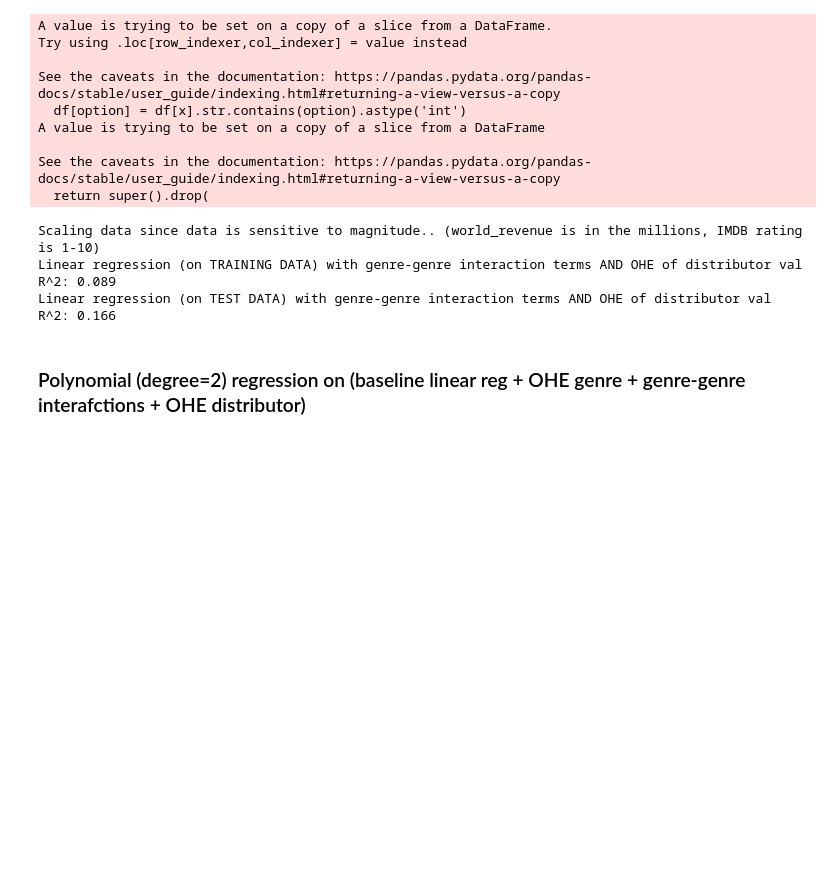
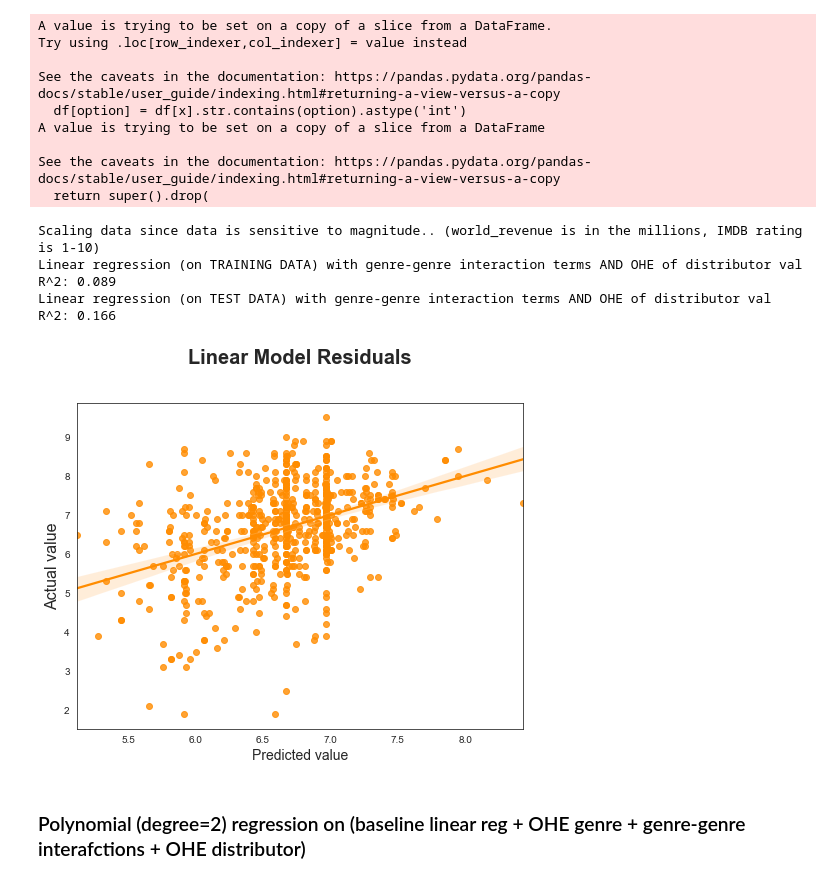
Before and after one commit to yi-ye-zhi-qiu/liamometer, a Jupyter notebook: StepIII Data modeling.ipynb, the cells around one changed output. Drawn from its saved outputs; the diff is of its cells as text; code cells hidden in the pictures; blank space fills up the shorter version.

Commit message:
add residual plots of initial models pre-regularization

```diff
--- a/StepIII Data modeling.ipynb
+++ b/StepIII Data modeling.ipynb
@@ -205,6 +205,25 @@ print(f'Linear regression (on TEST DATA) with genre-genre interaction terms AND
 Scaling data since data is sensitive to magnitude.. (world_revenue is in the millions, IMDB rating is 1-10)
 Linear regression (on TRAINING DATA) with genre-genre interaction terms AND OHE of distributor val R^2: 0.089
 Linear regression (on TEST DATA) with genre-genre interaction terms AND OHE of distributor val R^2: 0.166
+# %%
+import matplotlib.pyplot as plt
+import seaborn as sns
+
+train_set_pred_lasso = lm.predict(X_train)
+test_set_pred_lasso = lm.predict(X_test)
+
+plt.figure(figsize=(8, 6))
+sns.set_style(style='white')
+# plt.scatter(test_set_pred, y_test, alpha=.1,  scatter_kws={"color": "black"}, line_kws={"color": "red"})
+ax = sns.regplot(x=test_set_pred_lasso, y=y_test, color="darkorange")
+ax.set_title("Linear Model Residuals", fontsize=20, weight='bold', y=1.1)
+
+plt.xlabel('Predicted value', fontsize=14)
+plt.ylabel('Actual value', fontsize=16)
+plt.plot()
+plt.savefig('residual-linear', dpi=300, bbox_inches='tight')
+# %% [output]
+[figure, added]
 # %% [markdown]
 ### Polynomial (degree=2) regression on (baseline linear reg + OHE genre + genre-genre interafctions + OHE distributor)
 # %%
```
Also changed, not shown: parts of 1 cell of this notebook.
